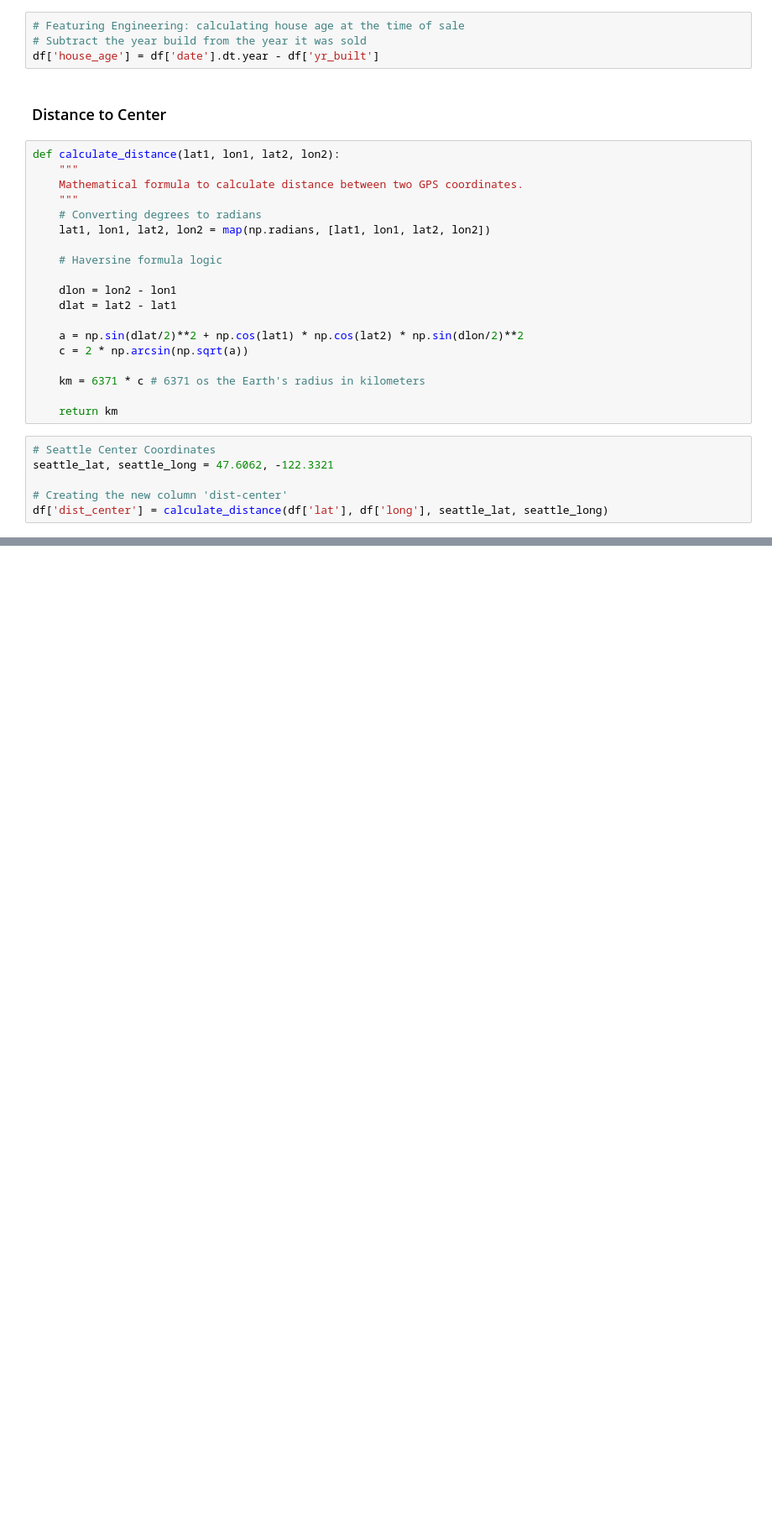
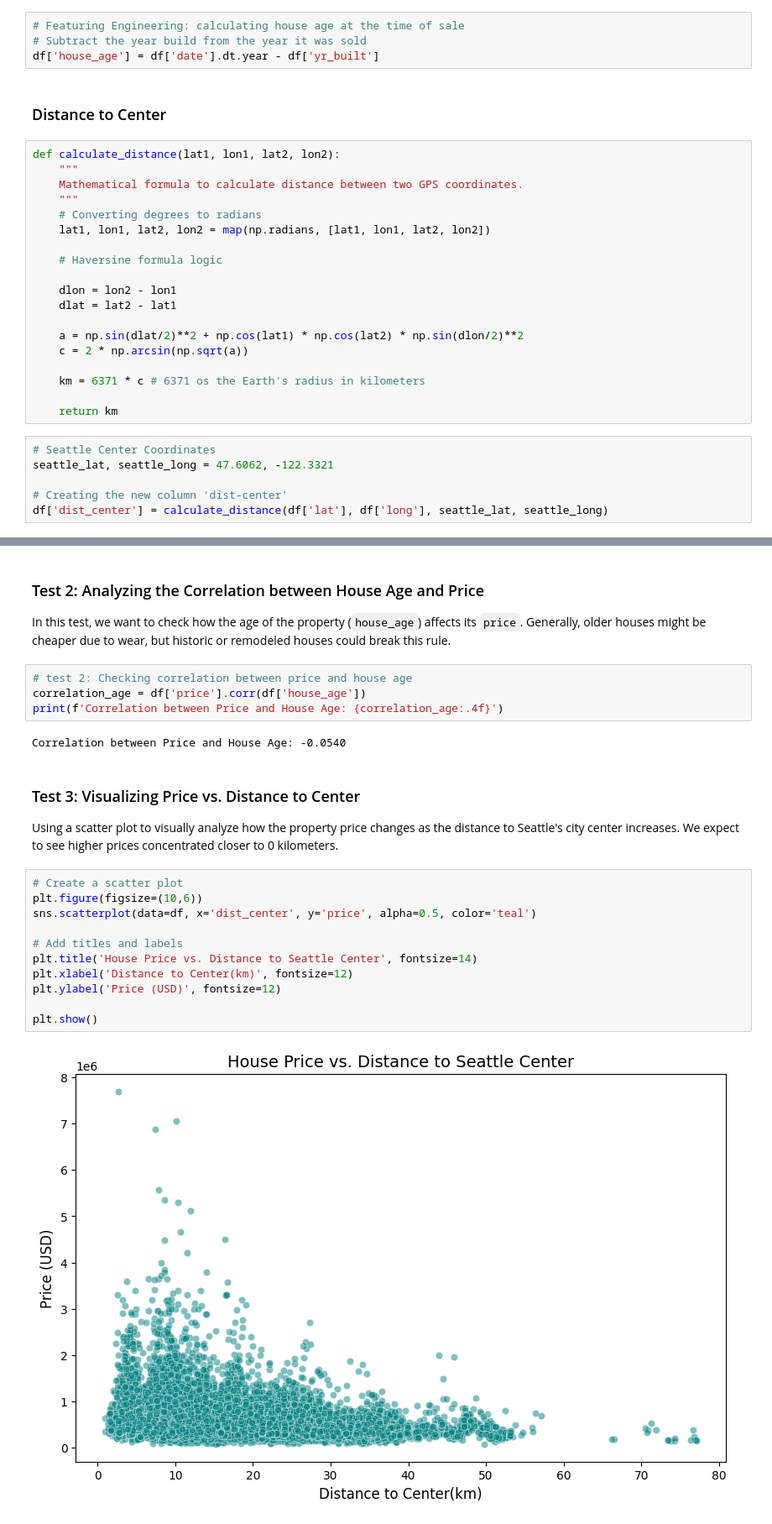
Before and after one commit to Rafaeldovale/property-price-prediction, a Jupyter notebook: notebooks/housing_analysis.ipynb, the cells around one changed output, grey strips where cells are left out. Shown at 84% size. Cells and saved outputs as stored; diff of their text form; blank space fills up the shorter version.

```diff
--- a/notebooks/housing_analysis.ipynb
+++ b/notebooks/housing_analysis.ipynb
@@ -49,0 +96,29 @@ df['dist_center'] = calculate_distance(df['lat'], df['long'], seattle_lat, seatt
+# %% [markdown]
+### Test 2: Analyzing the Correlation between House Age and Price
+In this test, we want to check how the age of the property (`house_age`)
+affects its `price`. Generally, older houses might be cheaper due to wear,
+but historic or remodeled houses could break this rule.
+# %%
+# test 2: Checking correlation between price and house age
+correlation_age = df['price'].corr(df['house_age'])
+print(f'Correlation between Price and House Age: {correlation_age:.4f}')
+# %% [output]
+Correlation between Price and House Age: -0.0540
+# %% [markdown]
+### Test 3: Visualizing Price vs. Distance to Center
+Using a scatter plot to visually analyze how the property price changes
+as the distance to Seattle's city center increases. We expect to see
+higher prices concentrated closer to 0 kilometers.
+# %%
+# Create a scatter plot
+plt.figure(figsize=(10,6))
+sns.scatterplot(data=df, x='dist_center', y='price', alpha=0.5, color='teal')
+
+# Add titles and labels
+plt.title('House Price vs. Distance to Seattle Center', fontsize=14)
+plt.xlabel('Distance to Center(km)', fontsize=12)
+plt.ylabel('Price (USD)', fontsize=12)
+
+plt.show()
+# %% [output]
+[figure, added]
```
Also changed, not shown: parts of 21 cells of this notebook, 7 other files.
